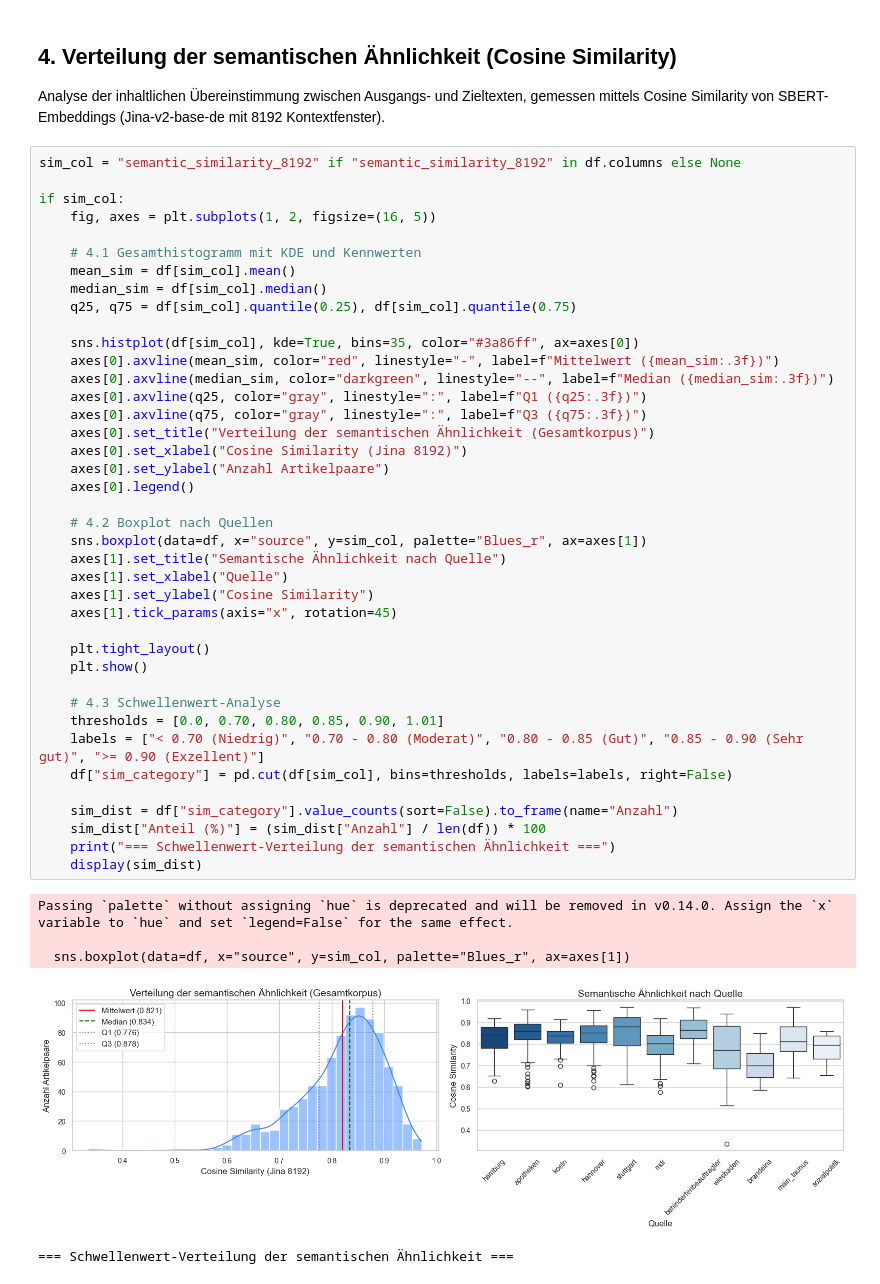
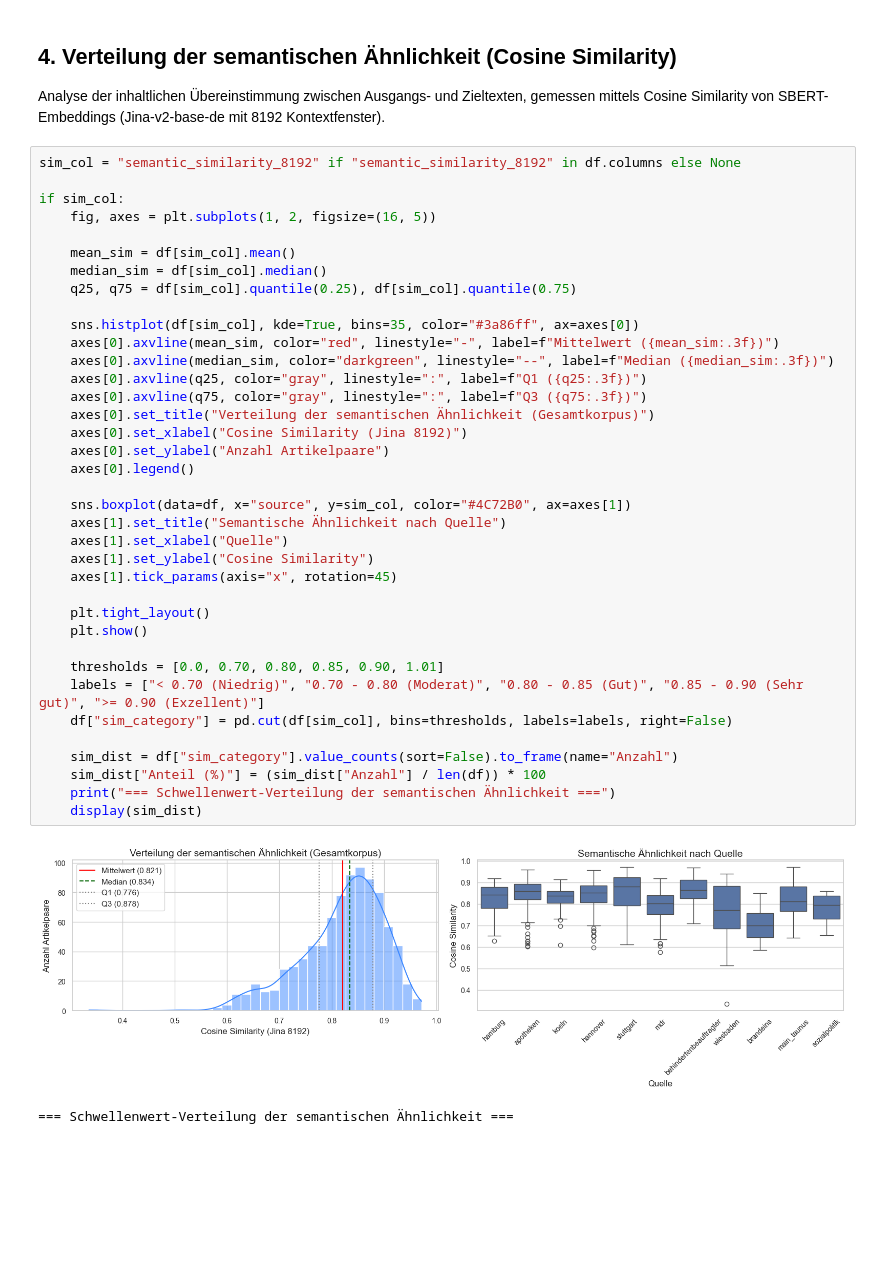
Before and after one commit to mcfiet/master-thesis, a Jupyter notebook: notebooks/research/data/corpus_analysis.ipynb, the cells around one changed output. Saved outputs shown, nothing was run; the diff lists cells and outputs as text; blank space fills up the shorter version.

```diff
--- a/notebooks/research/data/corpus_analysis.ipynb
+++ b/notebooks/research/data/corpus_analysis.ipynb
@@ -230,46 +276,40 @@ sim_col = "semantic_similarity_8192" if "semantic_similarity_8192" in df.columns
 if sim_col:
     fig, axes = plt.subplots(1, 2, figsize=(16, 5))
 
-    # 4.1 Gesamthistogramm mit KDE und Kennwerten
     mean_sim = df[sim_col].mean()
     median_sim = df[sim_col].median()
     q25, q75 = df[sim_col].quantile(0.25), df[sim_col].quantile(0.75)
 
     sns.histplot(df[sim_col], kde=True, bins=35, color="#3a86ff", ax=axes[0])
     axes[0].axvline(mean_sim, color="red", linestyle="-", label=f"Mittelwert ({mean_sim:.3f})")
     axes[0].axvline(median_sim, color="darkgreen", linestyle="--", label=f"Median ({median_sim:.3f})")
     axes[0].axvline(q25, color="gray", linestyle=":", label=f"Q1 ({q25:.3f})")
     axes[0].axvline(q75, color="gray", linestyle=":", label=f"Q3 ({q75:.3f})")
     axes[0].set_title("Verteilung der semantischen Ähnlichkeit (Gesamtkorpus)")
     axes[0].set_xlabel("Cosine Similarity (Jina 8192)")
     axes[0].set_ylabel("Anzahl Artikelpaare")
     axes[0].legend()
 
-    # 4.2 Boxplot nach Quellen
-    sns.boxplot(data=df, x="source", y=sim_col, palette="Blues_r", ax=axes[1])
+    sns.boxplot(data=df, x="source", y=sim_col, color="#4C72B0", ax=axes[1])
     axes[1].set_title("Semantische Ähnlichkeit nach Quelle")
     axes[1].set_xlabel("Quelle")
     axes[1].set_ylabel("Cosine Similarity")
     axes[1].tick_params(axis="x", rotation=45)
 
     plt.tight_layout()
     plt.show()
 
-    # 4.3 Schwellenwert-Analyse
     thresholds = [0.0, 0.70, 0.80, 0.85, 0.90, 1.01]
     labels = ["< 0.70 (Niedrig)", "0.70 - 0.80 (Moderat)", "0.80 - 0.85 (Gut)", "0.85 - 0.90 (Sehr gut)", ">= 0.90 (Exzellent)"]
     df["sim_category"] = pd.cut(df[sim_col], bins=thresholds, labels=labels, right=False)
 
     sim_dist = df["sim_category"].value_counts(sort=False).to_frame(name="Anzahl")
     sim_dist["Anteil (%)"] = (sim_dist["Anzahl"] / len(df)) * 100
     print("=== Schwellenwert-Verteilung der semantischen Ähnlichkeit ===")
     display(sim_dist)
 # %% [output]
+[figure, new version]
-Passing `palette` without assigning `hue` is deprecated and will be removed in v0.14.0. Assign the `x` variable to `hue` and set `legend=False` for the same effect.
-
-  sns.boxplot(data=df, x="source", y=sim_col, palette="Blues_r", ax=axes[1])
+=== Schwellenwert-Verteilung der semantischen Ähnlichkeit ===
-[figure, old version]
-=== Schwellenwert-Verteilung der semantischen Ähnlichkeit ===
 |  | Anzahl | Anteil (%) |
 | sim_category |  |  |
 | < 0.70 (Niedrig) | 76 | 8.616780 |
```
Also changed, not shown: parts of 23 cells of this notebook.
